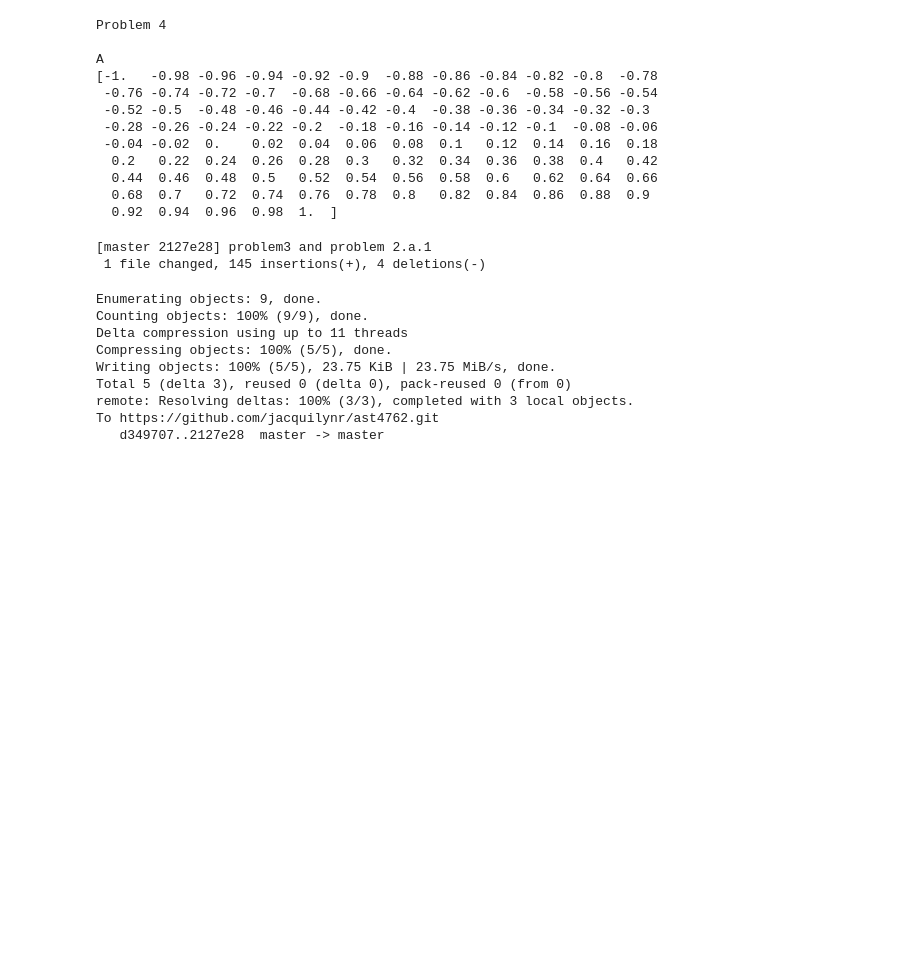
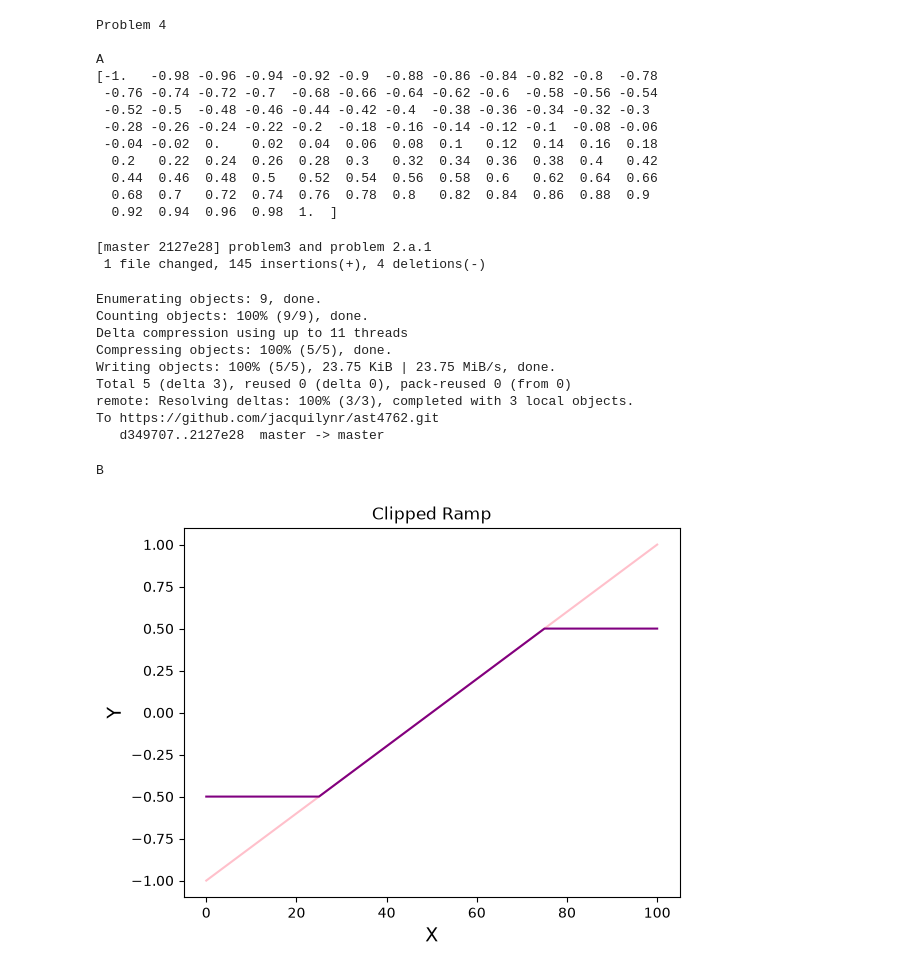
Before and after one commit to jacquilynr/ast4762, a Jupyter notebook: homework/hw2_jacquilyn/hw2_jacquilyn.ipynb, the cells around one changed output. Drawn from its saved outputs; the diff is of its cells as text; code cells hidden in the pictures; blank space fills up the shorter version.

Commit message:
Finished problem 4 and problem 5

```diff
--- a/homework/hw2_jacquilyn/hw2_jacquilyn.ipynb
+++ b/homework/hw2_jacquilyn/hw2_jacquilyn.ipynb
@@ -143,3 +141,27 @@ Total 5 (delta 3), reused 0 (delta 0), pack-reused 0 (from 0)
 remote: Resolving deltas: 100% (3/3), completed with 3 local objects.
 To https://github.com/jacquilynr/ast4762.git
    d349707..2127e28  master -> master
+# %%
+#a2: clip the array to remain between -.5 and .5
+rclipped= np.clip(r, -.5, .5)
+
+
+
+
+#B:
+print("\nB")
+
+#b1: in the same plot, plot both the original and clipped arrays
+plt.plot (r, color= 'pink')
+plt.plot (rclipped, color= 'purple')
+
+#Adding plot labels
+plt.xlabel ('X', fontsize= 14)
+plt.ylabel ('Y', fontsize= 14)
+plt.title ('Clipped Ramp');
+
+#b2: saving the plot as a pdf:
+plt.savefig ('hw2_jacquilyn_problem4_plot1.pdf')
+# %% [output]
+B
+[figure, added]
```
Also changed, not shown: parts of 4 cells of this notebook, 2 other files.
